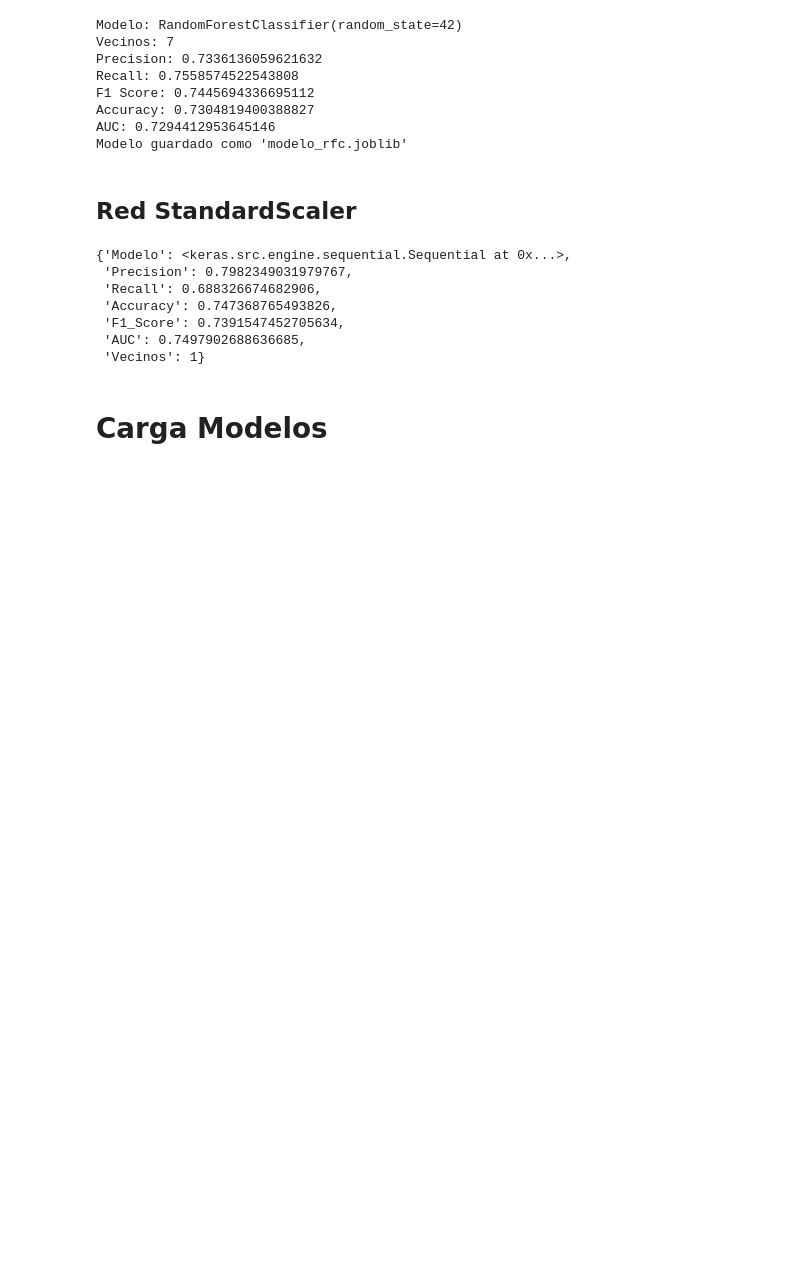
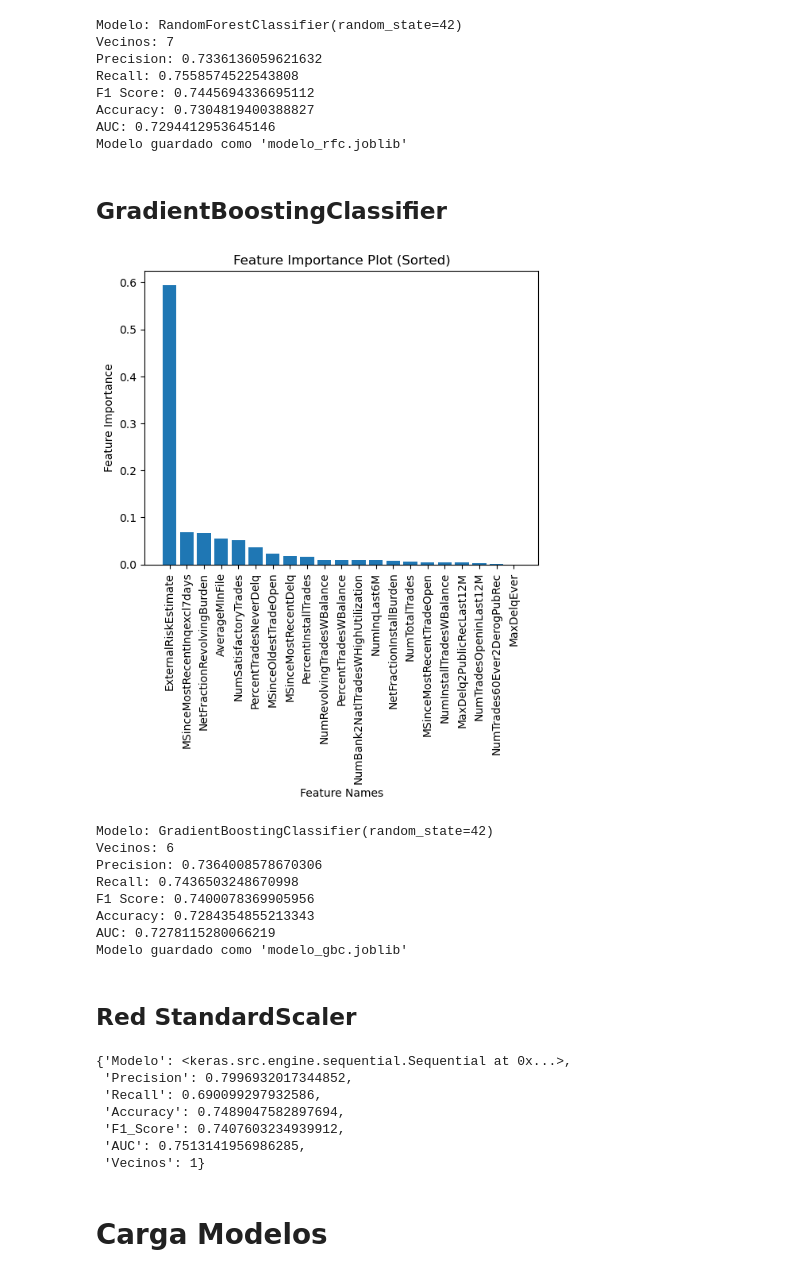
Before and after one commit to UrkoRegueiro/HACK-A-BOSS-PROJECTS, a Jupyter notebook: HELOC_Project/Modelos/Modelos.ipynb, the cells around one changed output. Cells and saved outputs as stored; diff of their text form; code cells hidden in the pictures; blank space fills up the shorter version.

```diff
--- a/HELOC_Project/Modelos/Modelos.ipynb
+++ b/HELOC_Project/Modelos/Modelos.ipynb
@@ -108,3 +108,71 @@ AUC: 0.7294412953645146
 Modelo guardado como 'modelo_rfc.joblib'
 # %%
 df_final.to_csv('df_final_7k.csv', index=False)
+# %% [markdown]
+## GradientBoostingClassifier
+# %%
+best_results = {"Modelo": None, "Precision": 0 ,"Accuracy": 0, "Recall": 0, "F1": 0, "AUC": 0, "Vecinos": 0}
+
+for neighbors in tqdm(range(1, 21), desc="Progreso"):
+    imputer = KNNImputer(n_neighbors=neighbors)
+    df_imputed = pd.DataFrame(imputer.fit_transform(df), columns=df.columns)
+    X = df_imputed.drop(["RiskPerformance"], axis=1)
+    y = df_imputed["RiskPerformance"]
+
+    model = GradientBoostingClassifier(random_state=42)
+
+    cv_predictions = cross_val_predict(model, X, y, cv=5)
+
+    avg_precision = precision_score(y, cv_predictions)
+    avg_accuracy  = accuracy_score(y, cv_predictions)
+    avg_recall    = recall_score(y, cv_predictions)
+    avg_auc       = roc_auc_score(y, cv_predictions)
+    avg_f1        = f1_score(y, cv_predictions)
+
+    if avg_precision > best_results["Precision"]:
+        best_results["Modelo"]    = model
+        best_results["Precision"] = avg_precision
+        best_results["Accuracy"]  = avg_accuracy
+        best_results["Recall"]    = avg_recall
+        best_results["F1"]        = avg_f1
+        best_results["AUC"]       = avg_auc
+        best_results["Vecinos"]   = neighbors
+        df_imputer = imputer
+
+df_final_gbc = pd.DataFrame(df_imputer.transform(df), columns=df.columns)
+best_model = best_results["Modelo"]
+best_model.fit(X, y)
+feature_importance = best_model.feature_importances_
+feature_names = X.columns
+
+feature_importance_sorted = sorted(zip(feature_names, feature_importance), key=lambda x: x[1], reverse=True)
+sorted_feature_names, sorted_feature_importance = zip(*feature_importance_sorted)
+
+plt.bar(sorted_feature_names, sorted_feature_importance)
+plt.xlabel('Feature Names')
+plt.ylabel('Feature Importance')
+plt.title('Feature Importance Plot (Sorted)')
+plt.xticks(rotation=90)
+plt.show()
+
+
+dump(best_model, 'modelo_gbc.joblib')
+
+print("Modelo:"   , best_results["Modelo"])
+print("Vecinos:"  , best_results["Vecinos"])
+print("Precision:", best_results["Precision"])
+print("Recall:"   , best_results["Recall"])
+print("F1 Score:" , best_results["F1"])
+print("Accuracy:" , best_results["Accuracy"])
+print("AUC:"      , best_results["AUC"])
+print("Modelo guardado como 'modelo_gbc.joblib'")
+# %% [output]
+[figure, added]
+Modelo: GradientBoostingClassifier(random_state=42)
+Vecinos: 6
+Precision: 0.7364008578670306
+Recall: 0.7436503248670998
+F1 Score: 0.7400078369905956
+Accuracy: 0.7284354855213343
+AUC: 0.7278115280066219
+Modelo guardado como 'modelo_gbc.joblib'
@@ -197,11 +267,11 @@ print("Modelo guardado como 'modelo_red_neuronal_seq.h5'")
 best_results
 # %% [output]
 {'Modelo': <keras.src.engine.sequential.Sequential at 0x...>,
- 'Precision': 0.7982349031979767,
- 'Recall': 0.688326674682906,
- 'Accuracy': 0.747368765493826,
- 'F1_Score': 0.7391547452705634,
- 'AUC': 0.7497902688636685,
+ 'Precision': 0.7996932017344852,
+ 'Recall': 0.690099297932586,
+ 'Accuracy': 0.7489047582897694,
+ 'F1_Score': 0.7407603234939912,
+ 'AUC': 0.7513141956986285,
  'Vecinos': 1}
 # %%
 df_final_red.to_csv('df_final_1k.csv', index=False)
```
Also changed, not shown: parts of 3 cells of this notebook, 3 other files.
